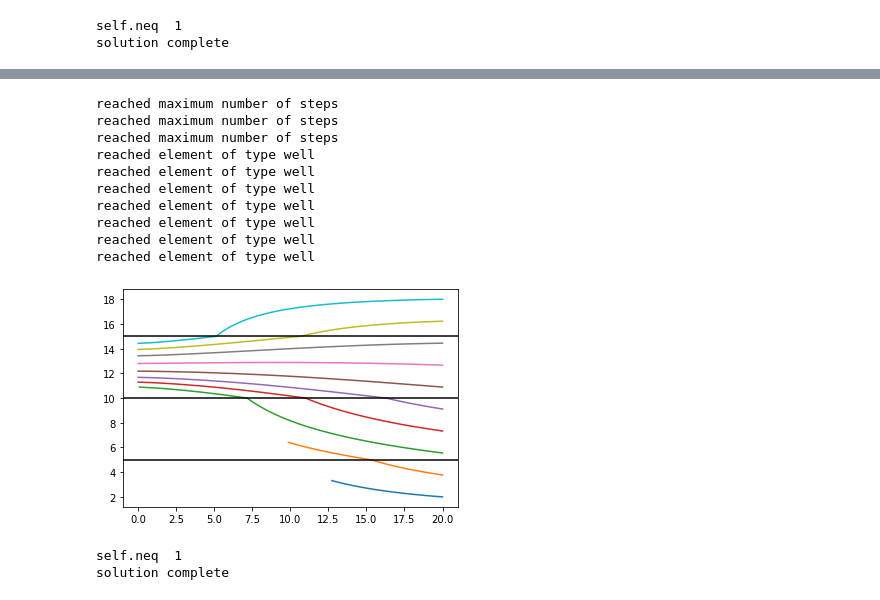
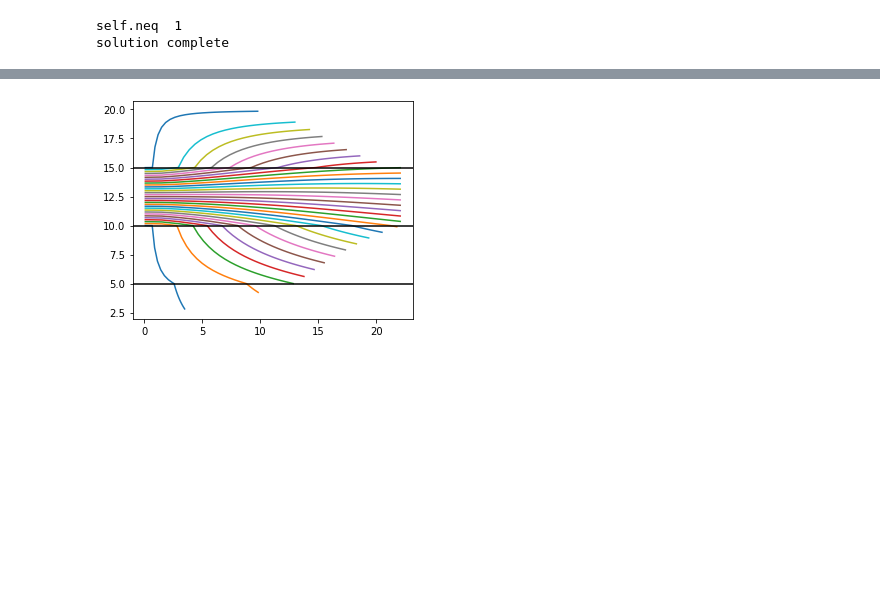
Before and after one commit to mbakker7/ttim, a Jupyter notebook: notebooks/pathline_trace.ipynb, the cells around one changed output, grey strips where cells are left out. Drawn from its saved outputs; the diff is of its cells as text; code cells hidden in the pictures; blank space fills up the shorter version.

Commit message:
tracing update
finished return of trace. added documentation. added option for adding timml model.

```diff
--- a/notebooks/pathline_trace.ipynb
+++ b/notebooks/pathline_trace.ipynb
@@ -111,0 +114,7 @@ path0 = solve_ivp(vxytheis, (0.01, 100), y0=[0.3, 0], t_eval=t)
+# %%
+for z in np.arange(13, 22):
+    trace = timtrace(ml, xstart=0.3, ystart=0, zstart=z,
+                     tstartend=[0, 1000], tstartoffset=0.01, deltlist=10,
+                     nstepmax=500, hstepmax=2, correctionstep=True, silent=True)
+    xyzt = trace['trace']
+    plt.plot(xyzt[:, 0], xyzt[:, 2])
@@ -117,13 +130,12 @@ H = 10
 Hstar = 2
 c = 1000
 T = k * H
-Ss = 1e-4
+#Ss = 1e-4
+Ss = 1e-8
 S = Ss * H
-ml = ModelMaq(kaq=[k, k], z=[2 * H + Hstar, H + Hstar, H, 0], c=[c], Saq=[Ss], tmin=1, tmax=100, M=10)
-w = Well(ml, xw=0, yw=0, tsandQ=[(0, Q)], layers=0)
+ml = Model3D(kaq=10, z=[20, 15, 10, 5, 0], tmin=0.01, tmax=1000)
+w = Well(ml, xw=0, yw=0, tsandQ=[(0, -Q), (100, Q)], layers=1, rw=0.1)
 ml.solve()
 # %% [output]
 self.neq  1
 solution complete
-# %%
-timtrace = timtraceline(ml, 20, 20, 4, tstart=1, delt=1, tmax=50, nstepmax=50)
@@ -172,3 +141,0 @@ solution complete
-# %%
-timtrace = timtraceline(ml, 20, 20, 16, tstart=1, delt=5, tmax=200, nstepmax=40, hstepmax=2)
-timtrace
@@ -194,38 +142,15 @@ reached element of type well
 # %%
-zstart = np.linspace(2, 18, 10)
+zstart = np.linspace(10.01, 14.99, 31)
 for zs in zstart:
-    timtrace = timtraceline(ml, 20, 20, zs, tstart=1, delt=5, tmax=200, nstepmax=40, hstepmax=2)
-    xyzt = timtrace['trace']
+    trace = timtrace(ml, xstart=0.1, ystart=.1, zstart=zs,
+                     tstartend=[0, 100], tstartoffset=0.01, deltlist=5,
+                     nstepmax=40, hstepmax=2, silent=True)
+    xyzt = trace['trace']
     plt.plot(xyzt[:, 0], xyzt[:, 2])
 for y in [5, 10, 15]:
     plt.axhline(y, color='k')
+plt.axis('scaled');
 # %% [output]
-reached maximum number of steps
-reached maximum number of steps
-reached maximum number of steps
-reached element of type well
-reached element of type well
-reached element of type well
-reached element of type well
-reached element of type well
-reached element of type well
-reached element of type well
-[figure, old version]
+[figure, new version]
-# %%
-Q = 100
-npor = 0.3
-k = 10
-H = 10
-Hstar = 2
-c = 1000
-T = k * H
-Ss = 1e-4
-S = Ss * H
-ml = Model3D(kaq=10, z=[20, 15, 10, 5, 0], tmin=0.01, tmax=1000)
-w = Well(ml, xw=0, yw=0, tsandQ=[(0, -Q), (100, Q)], layers=1, rw=0.1)
-ml.solve()
-# %% [output]
-self.neq  1
-solution complete
 # %%
 zstart = np.linspace(10.01, 14.99, 31)
```
Also changed, not shown: parts of 31 cells of this notebook, 4 other files.
